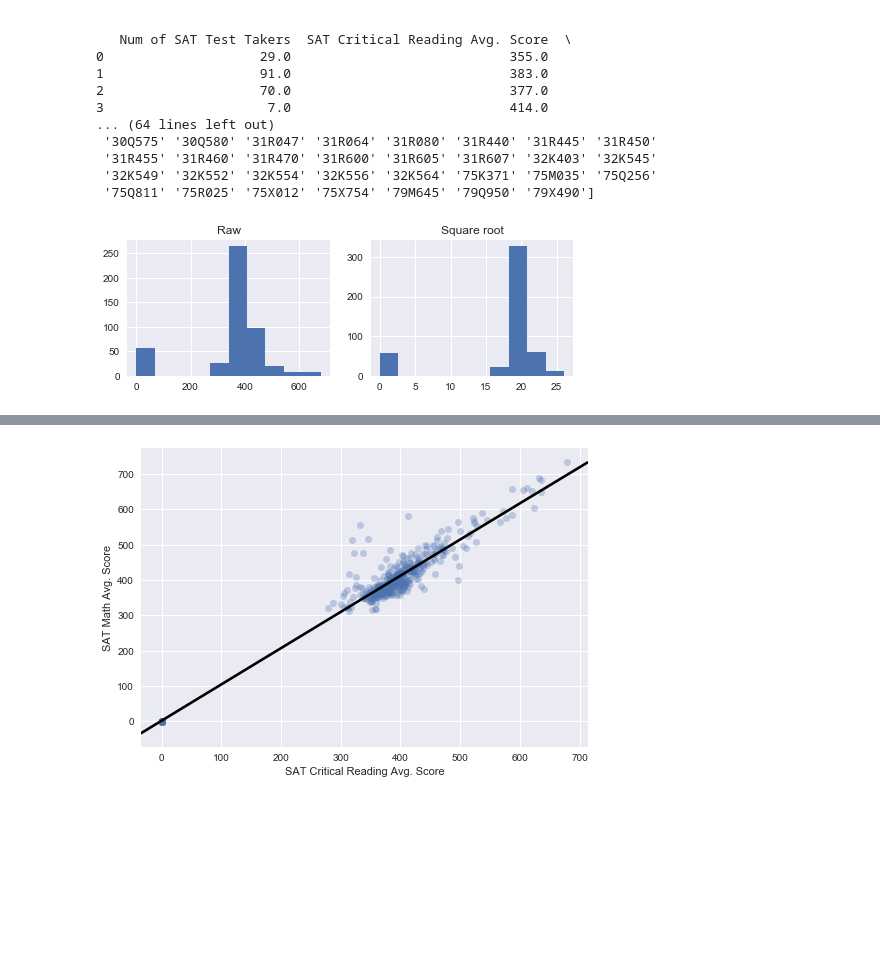
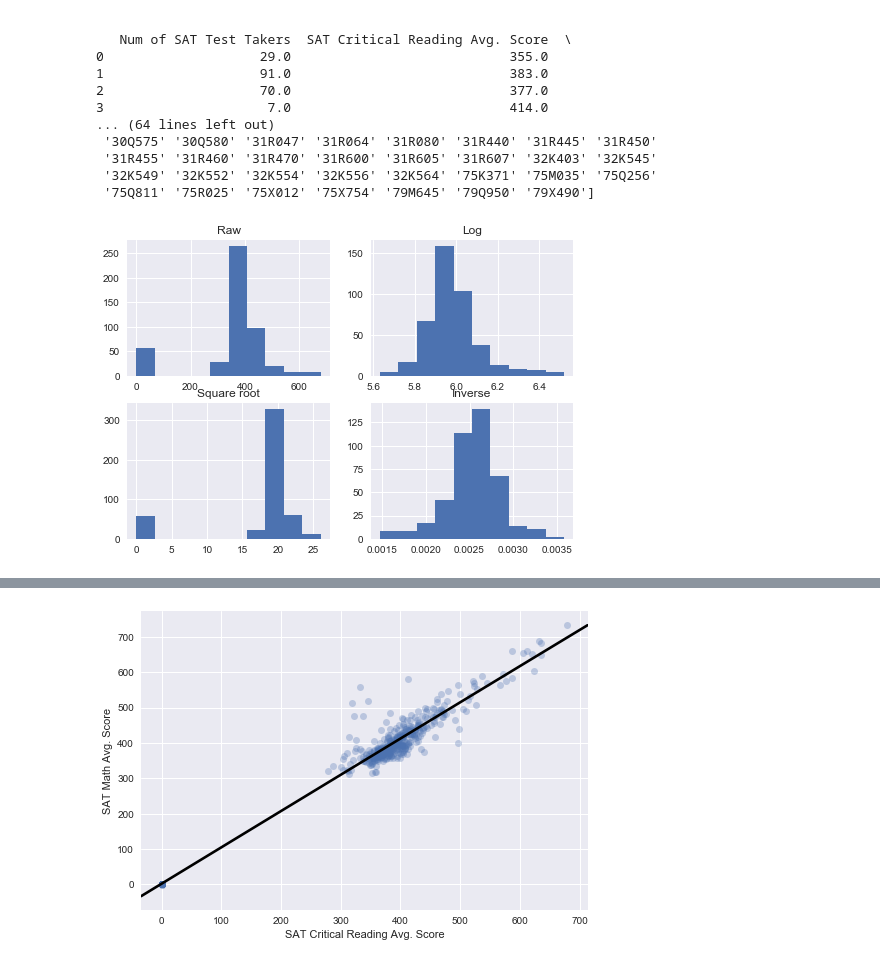
Before and after one commit to sollertis8/Preparing-Dataset-for-Modeling, a Jupyter notebook: Challenge - Preparing a Dataset for Modeling.ipynb, the cells around one changed output, grey strips where cells are left out. Cells and saved outputs as stored; diff of their text form; code cells hidden in the pictures; blank space fills up the shorter version.

```diff
--- a/Challenge - Preparing a Dataset for Modeling.ipynb
+++ b/Challenge - Preparing a Dataset for Modeling.ipynb
@@ -86,27 +149,31 @@ print(df.DBN.unique())
 # %%
 features = pd.get_dummies(df['DBN'])
 # %%
+# Setup to account for infinite values in transformations
+log_reading = np.log(df['SAT Critical Reading Avg. Score'].dropna())
+invrse_reading = 1/df['SAT Critical Reading Avg. Score'].dropna()
+
 # Making a four-panel plot.
 fig = plt.figure()
 
 fig.add_subplot(221)
 plt.hist(df['SAT Critical Reading Avg. Score'].dropna())
 plt.title('Raw')
 
-# fig.add_subplot(222)
-# plt.hist(np.log(df['SAT Critical Reading Avg. Score'].dropna()))
-# plt.title('Log')
+fig.add_subplot(222)
+plt.hist(log_reading.replace([np.inf, -np.inf], np.nan).dropna())
+plt.title('Log')
 
-fig.add_subplot(222)
+fig.add_subplot(223)
 plt.hist(np.sqrt(df['SAT Critical Reading Avg. Score'].dropna()))
 plt.title('Square root')
 
-# ax3=fig.add_subplot(223)
-# plt.hist(1/df['SAT Critical Reading Avg. Score'].dropna())
-# plt.title('Inverse')
+ax3=fig.add_subplot(224)
+plt.hist(invrse_reading.replace([np.inf, -np.inf], np.nan).dropna())
+plt.title('Inverse')
 plt.show()
 
 
 features['sqrt_critical_reading'] = np.sqrt(df['SAT Critical Reading Avg. Score'])
 # %% [output]
-[figure, old version]
+[figure, new version]
```
Also changed, not shown: parts of 12 cells of this notebook.
